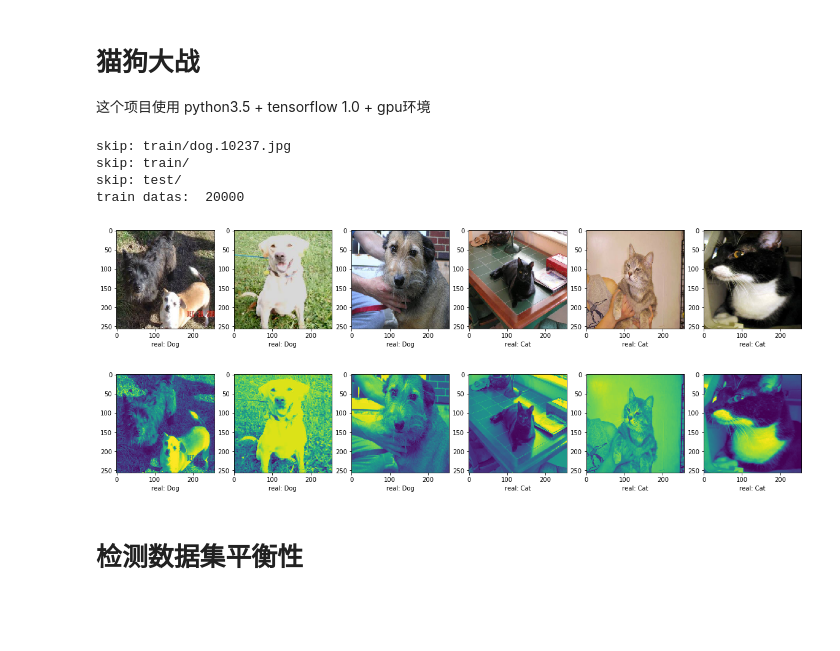
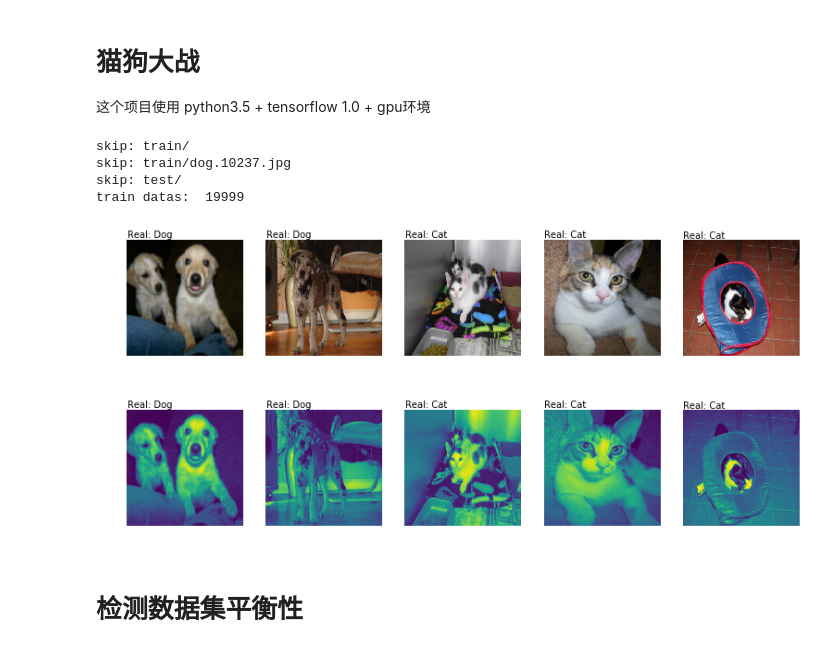
Before and after one commit to Heerozh/MLND_capstone, a Jupyter notebook: cat dog wars.ipynb, the cells around one changed output. Drawn from its saved outputs; the diff is of its cells as text; code cells hidden in the pictures; blank space fills up the shorter version.

```diff
--- a/cat dog wars.ipynb
+++ b/cat dog wars.ipynb
@@ -33,18 +33,21 @@ def visualize(imgs, real=None, pred=None):
         predclass = np.piecewise(pred, [pred < 0.5, pred >= 0.5], [0, 1])
 
     size = min(len(imgs), 25)
-    fig = plt.figure(figsize=(20, 25))
+    fig = plt.figure(figsize=(13, 17))
     if imgs.shape[3] == 1:
         imgs = imgs[:, :, :, -1]
     hsize = round(size / 5 + .5)
+    grid = np.mgrid[0.15:0.85:hsize*1j, 0.15:0.85:5j].reshape(2, -1).T
     for i in range(0, size):
         fig.add_subplot(hsize, 5, i + 1)
         plt.imshow(imgs[i] + .5)  # display it
+        plt.axis('off')
         predtxt = ""
+        y = grid[i][1] - 4
         if pred is not None:
-            plt.xlabel('probability: {}({:.2%})'.format( LABTXT[int(predclass[i])], abs(pred[i] - 0.5) * 2))
+            plt.text(grid[i][0], y, 'Probably: {}({:.2%})'.format( LABTXT[int(predclass[i])], abs(pred[i] - 0.5) * 2))
         else:
-            plt.xlabel('real: ' + (real is not None and LABTXT[int(real[i])]))
+            plt.text(grid[i][0], y, 'Real: ' + (real is not None and LABTXT[int(real[i])]))
 
 # 二元精确度
 def accuracy(predictions, labels):
@@ -73,26 +76,26 @@ def visualize_predict(clf, generator):
 # %%
 # 数据集准备
 CatDogDataset = reload(CatDogDataset)
 
 train, vali, test = CatDogDataset.get_kaggle_reader()
 print('train datas: ', train.count)
 
 # 列出数据集里的图
-train_reader = train.get_generator(batch_size=6, image_size=IMG_SZ)
+train_reader = train.get_generator(batch_size=5, image_size=IMG_SZ)
 visualize(*next(train_reader))
 train_reader = None #clean memory
 
 # 灰度
-train_gray_reader = train.get_generator(batch_size=6, image_size=IMG_SZ, gray=True)
+train_gray_reader = train.get_generator(batch_size=5, image_size=IMG_SZ, gray=True)
 visualize(*next(train_gray_reader))
 train_gray_reader = None #clean memory
 # %% [output]
+skip: train/
 skip: train/dog.10237.jpg
-skip: train/
 skip: test/
-train datas:  20000
+train datas:  19999
-[figure, old version]
+[figure, new version]
-[figure, old version]
+[figure, new version]
 # %% [markdown]
 # 检测数据集平衡性
 # %%
```
Also changed, not shown: parts of 8 cells of this notebook, 3 other files.
